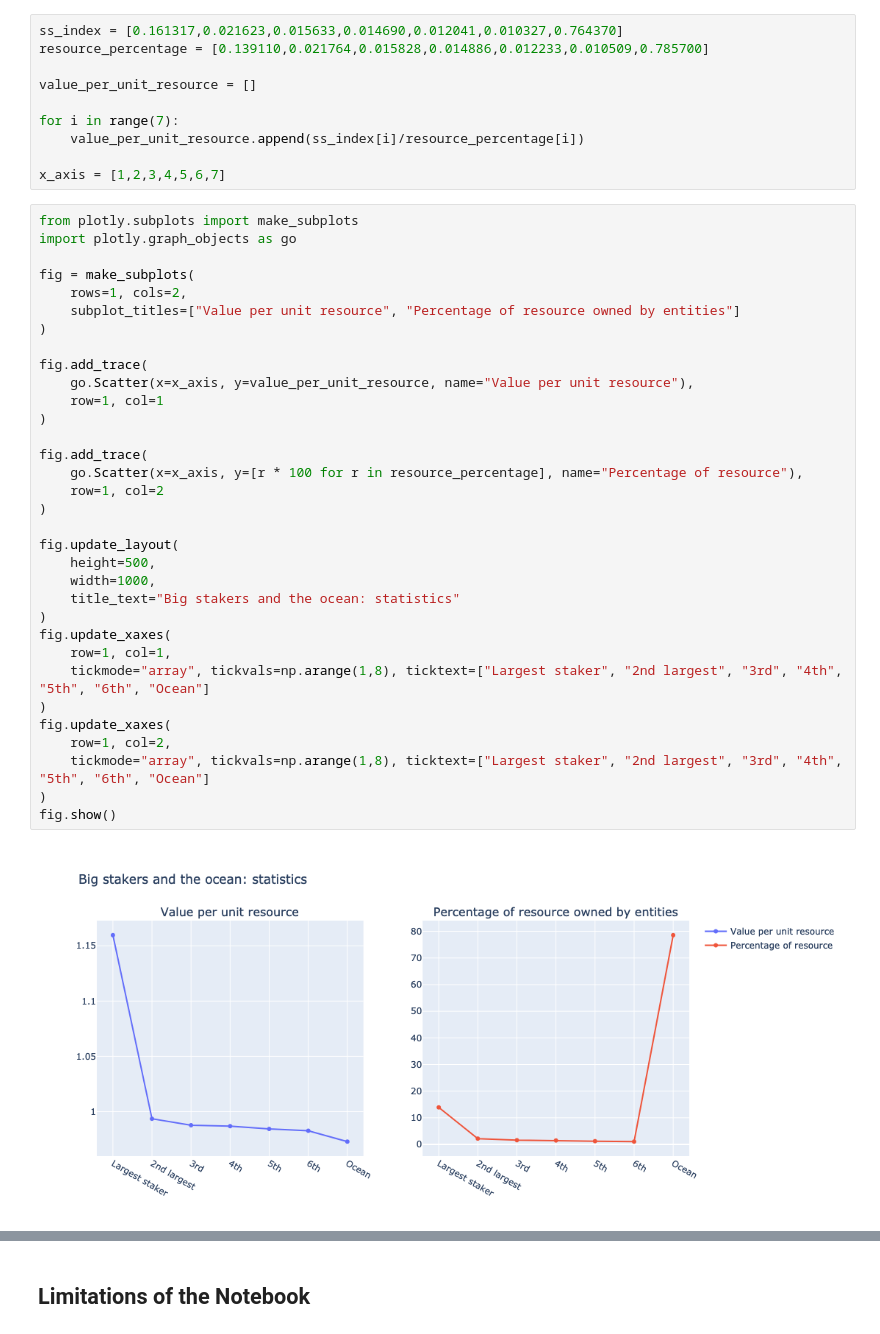
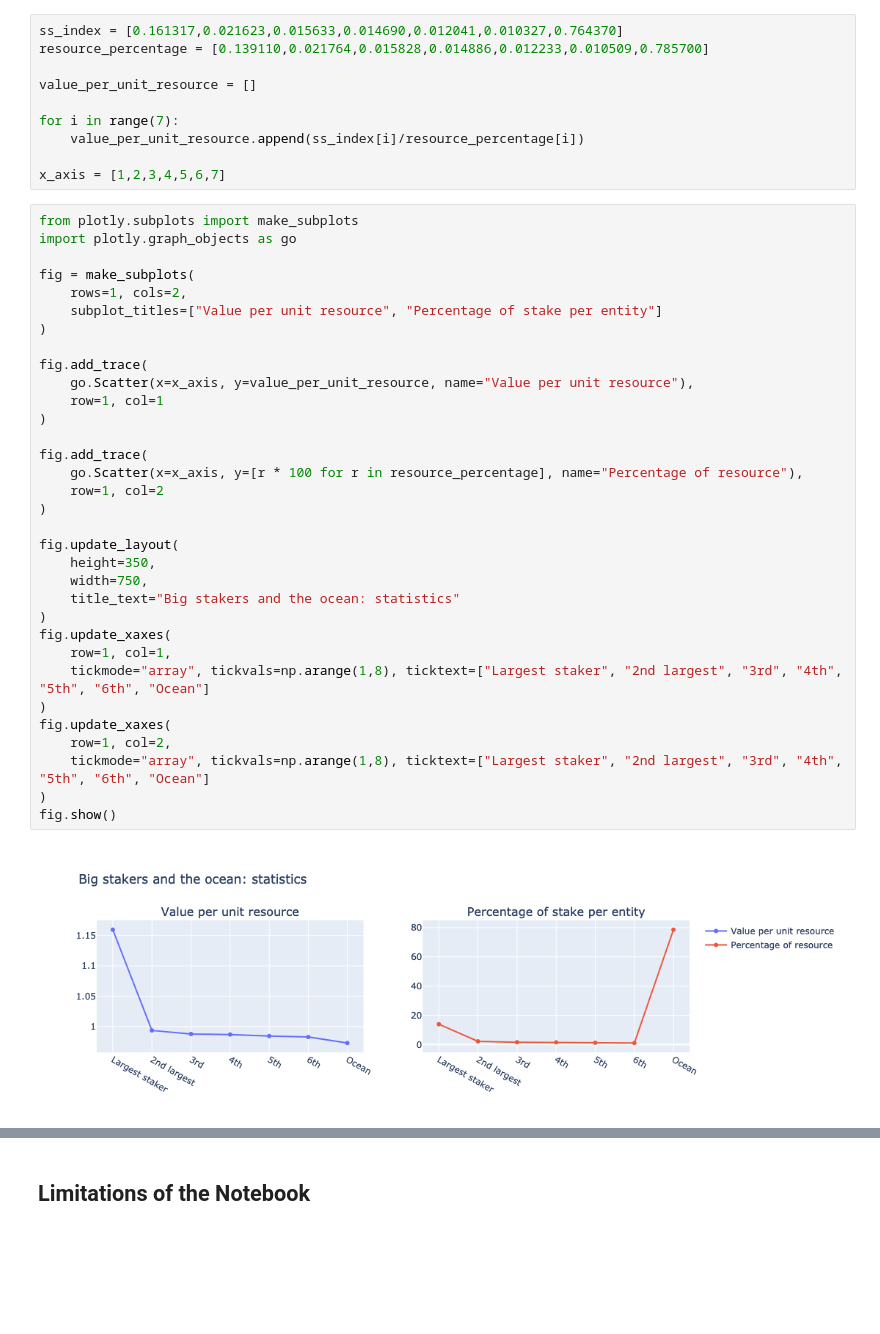
Before and after one commit to SHSR2001/beacondigest, a Jupyter notebook: notebooks/2021/06/07/oceanic.ipynb, the cells around one changed output, grey strips where cells are left out. Saved outputs shown, nothing was run; the diff lists cells and outputs as text; blank space fills up the shorter version.

```diff
--- a/notebooks/2021/06/07/oceanic.ipynb
+++ b/notebooks/2021/06/07/oceanic.ipynb
@@ -157,35 +157,35 @@ x_axis = [1,2,3,4,5,6,7]
 from plotly.subplots import make_subplots
 import plotly.graph_objects as go
 
 fig = make_subplots(
     rows=1, cols=2,
-    subplot_titles=["Value per unit resource", "Percentage of resource owned by entities"]
+    subplot_titles=["Value per unit resource", "Percentage of stake per entity"]
 )
 
 fig.add_trace(
     go.Scatter(x=x_axis, y=value_per_unit_resource, name="Value per unit resource"),
     row=1, col=1
 )
 
 fig.add_trace(
     go.Scatter(x=x_axis, y=[r * 100 for r in resource_percentage], name="Percentage of resource"),
     row=1, col=2
 )
 
 fig.update_layout(
-    height=500,
-    width=1000,
+    height=350,
+    width=750,
     title_text="Big stakers and the ocean: statistics"
 )
 fig.update_xaxes(
     row=1, col=1,
     tickmode="array", tickvals=np.arange(1,8), ticktext=["Largest staker", "2nd largest", "3rd", "4th", "5th", "6th", "Ocean"]
 )
 fig.update_xaxes(
     row=1, col=2,
     tickmode="array", tickvals=np.arange(1,8), ticktext=["Largest staker", "2nd largest", "3rd", "4th", "5th", "6th", "Ocean"]
 )
 fig.show()
 # %% [output]
-[figure, old version]
+[figure, new version]
 # %% [markdown]
```
Also changed, not shown: parts of 2 cells of this notebook, 3 other files.
